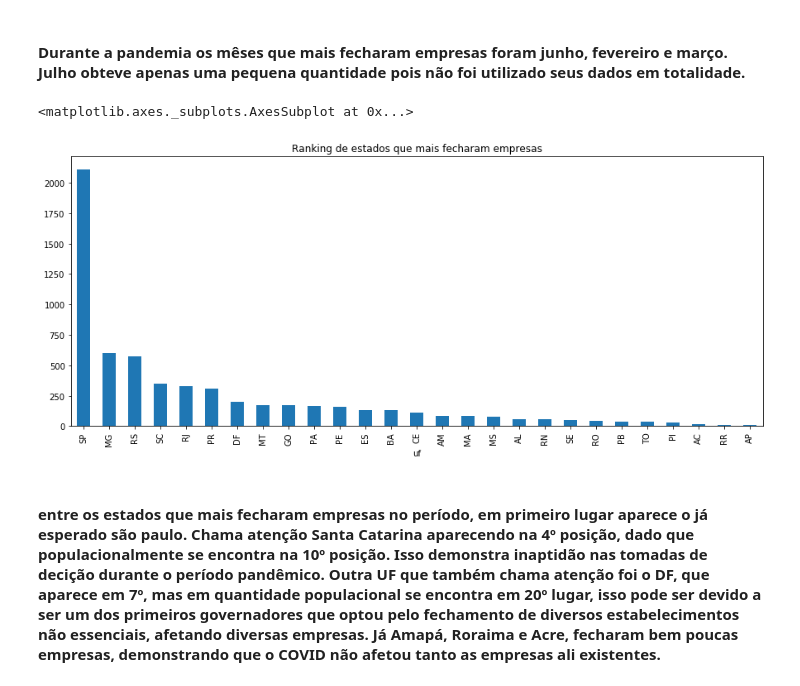
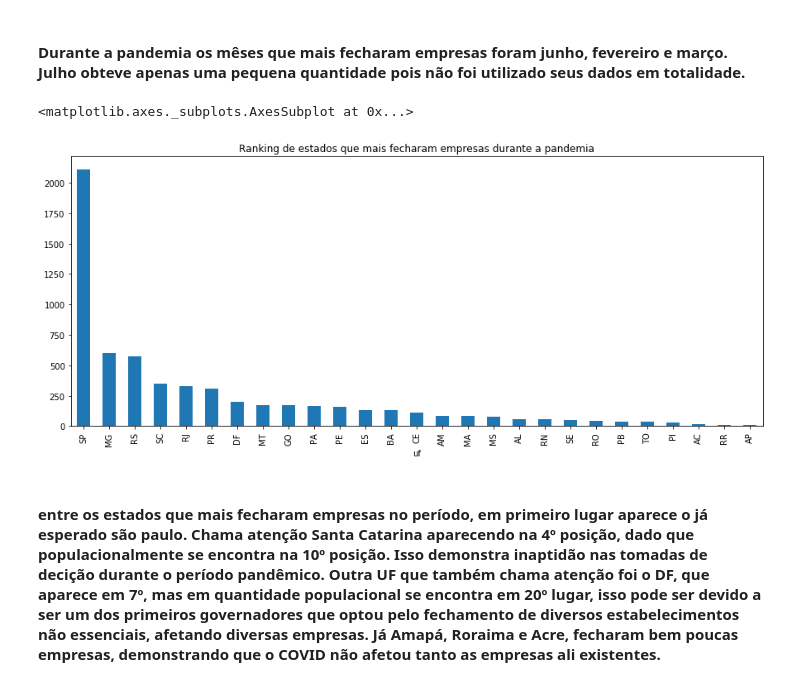
Before and after one commit to gizattos/analise_empresas_politicos, a Jupyter notebook: trabalhofinal.ipynb, the cells around one changed output. Cells and saved outputs as stored; diff of their text form; code cells hidden in the pictures.

```diff
--- a/trabalhofinal.ipynb
+++ b/trabalhofinal.ipynb
@@ -434,11 +844,11 @@ df_cnpj_fechada['anoMesFechamento'][df_cnpj_fechada['anoMesFechamento'] >= '2020
 # %%
 
 df_cnpj_fechada['anoMesFechamento'][df_cnpj_fechada['anoMesFechamento'] >= '2020-02'].groupby(df_cnpj_full["uf"]).agg('count').nlargest(100).plot(kind="bar",
                                                                                     figsize = (15,6),
-                                                                                    title = "Ranking de estados que mais fecharam empresas")
+                                                                                    title = "Ranking de estados que mais fecharam empresas durante a pandemia")
 # %% [output]
 <matplotlib.axes._subplots.AxesSubplot at 0x...>
-[figure, old version]
+[figure, new version]
 # %% [markdown]
 #### entre os estados que mais fecharam empresas no período, em primeiro lugar aparece o já esperado são paulo. Chama atenção Santa Catarina aparecendo na 4º posição, dado que populacionalmente se encontra na 10º posição. Isso demonstra inaptidão nas tomadas de decição durante o período pandêmico. Outra UF que também chama atenção foi o DF, que aparece em 7º, mas em quantidade populacional se encontra em 20º lugar, isso pode ser devido a ser um dos primeiros governadores que optou pelo fechamento de diversos estabelecimentos não essenciais, afetando diversas empresas. Já Amapá, Roraima e Acre, fecharam bem poucas empresas, demonstrando que o COVID não afetou tanto as empresas ali existentes.
 # %% [markdown]
```
Also changed, not shown: parts of 54 cells of this notebook.
